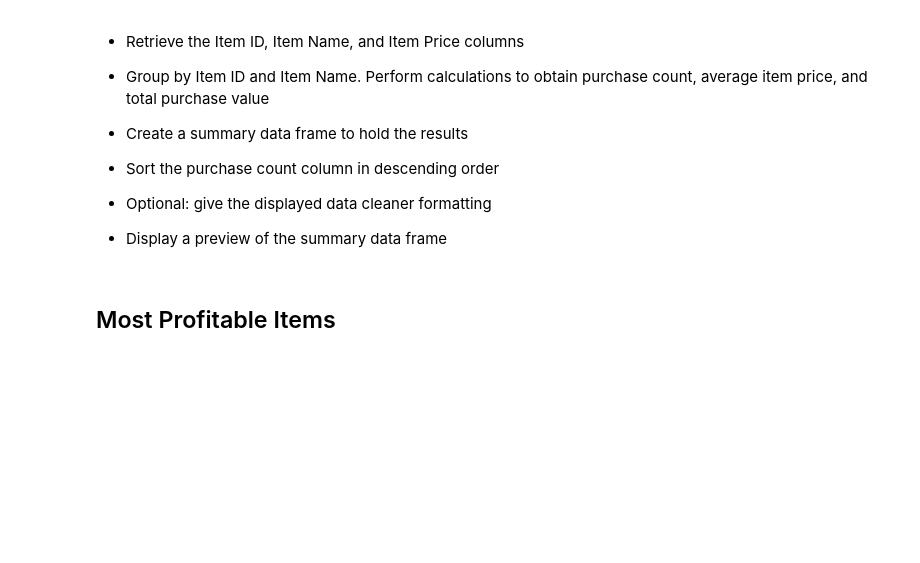
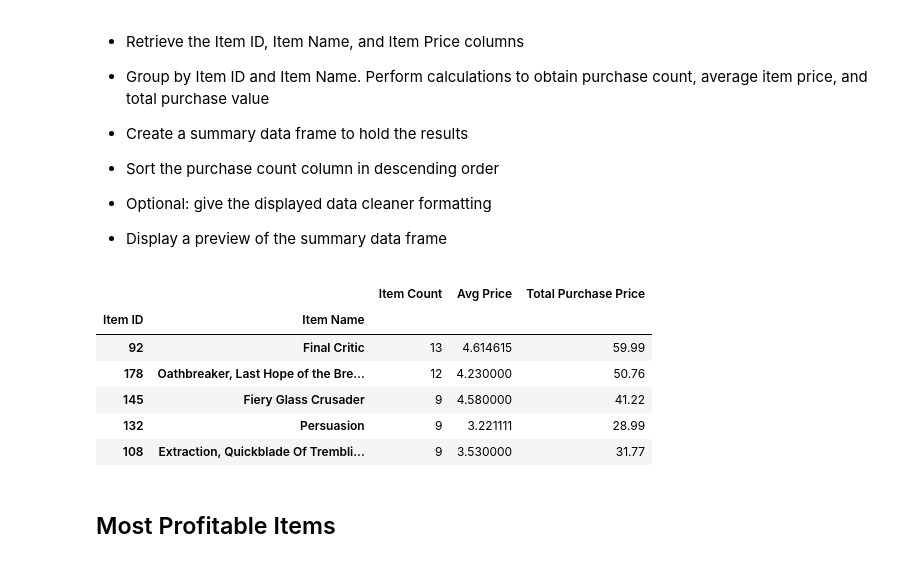
Before and after one commit to jpraasch/pandas-challenge, a Jupyter notebook: HeroesOfPymoli/HeroesOfPymoli_starter.ipynb, the cells around one changed output. Cells and saved outputs as stored; diff of their text form; code cells hidden in the pictures; blank space fills up the shorter version.

Commit message:
Finshed code, need one last revision before final

```diff
--- a/HeroesOfPymoli/HeroesOfPymoli_starter.ipynb
+++ b/HeroesOfPymoli/HeroesOfPymoli_starter.ipynb
@@ -253,6 +280,29 @@ PAA_DF.sort_index()
 
 
 * Display a preview of the summary data frame
+# %%
+#Retriving the Items
+PopularItems = purchasedata_df.loc[:, ["Item ID", "Item Name", "Price"]]
+
+#Grouping and renaming headers
+purchasecount = PopularItems.groupby(["Item ID", "Item Name"]).count()["Price"].rename("Item Count")
+avgitemprice =PopularItems.groupby(["Item ID", "Item Name"]).mean()["Price"].rename("Avg Price")
+totalpricevalue = PopularItems.groupby(["Item ID", "Item Name"]).sum()["Price"].rename("Total Purchase Price")
+
+# Convert to DataFrame with sorting
+
+sellers_df = pd.DataFrame({"Item Count":purchasecount,"Avg Price":avgitemprice,"Total Purchase Price":totalpricevalue})
+sellers_df = sellers_df.sort_values(by='Item Count',ascending=False)
+
+sellers_df.head()
+# %% [output]
+|  |  | Item Count | Avg Price | Total Purchase Price |
+| Item ID | Item Name |  |  |  |
+| 92 | Final Critic | 13 | 4.614615 | 59.99 |
+| 178 | Oathbreaker, Last Hope of the Bre... | 12 | 4.230000 | 50.76 |
+| 145 | Fiery Glass Crusader | 9 | 4.580000 | 41.22 |
+| 132 | Persuasion | 9 | 3.221111 | 28.99 |
+| 108 | Extraction, Quickblade Of Trembli... | 9 | 3.530000 | 31.77 |
 # %% [markdown]
 ## Most Profitable Items
 # %% [markdown]
```
Also changed, not shown: parts of 2 cells of this notebook.
